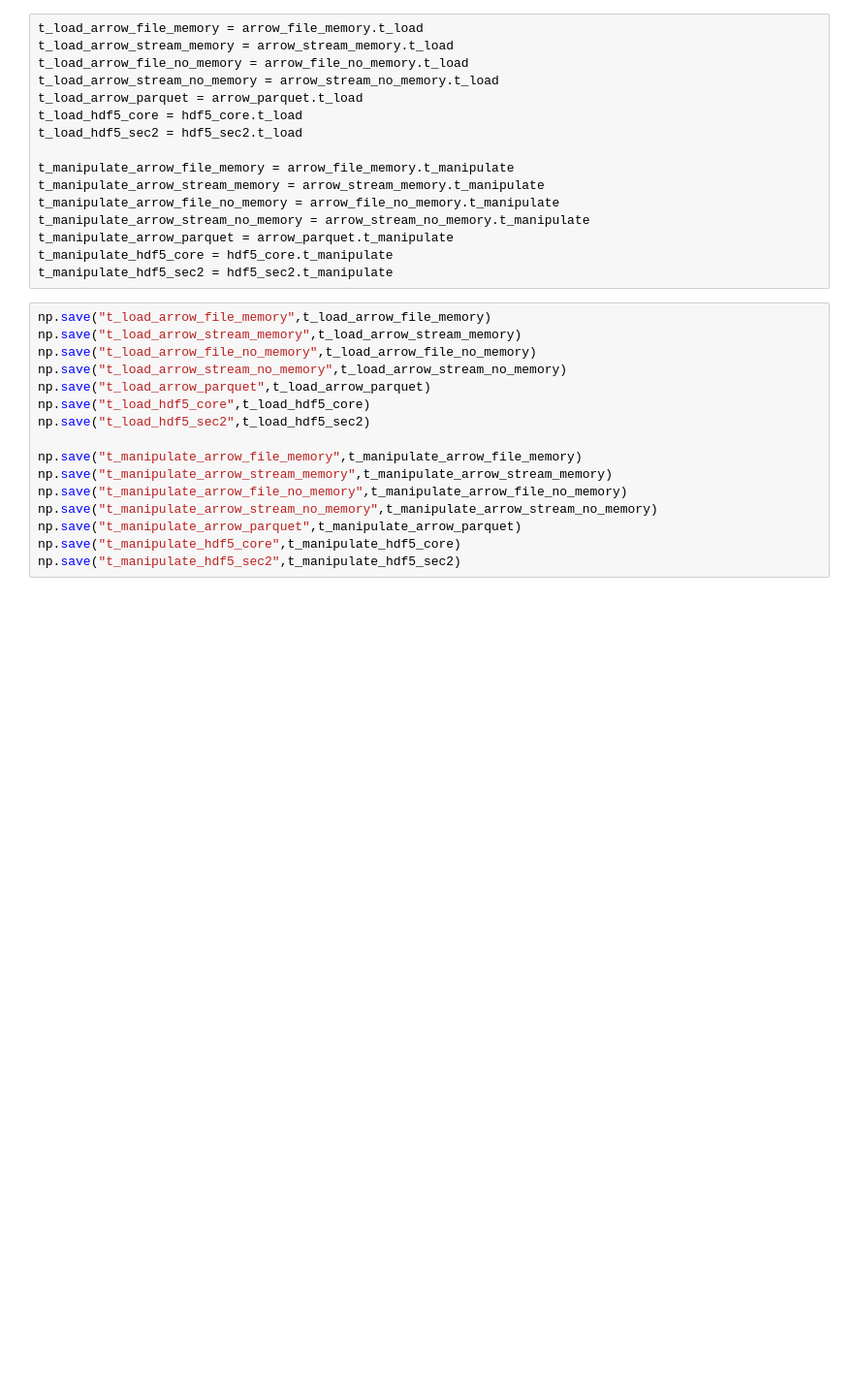
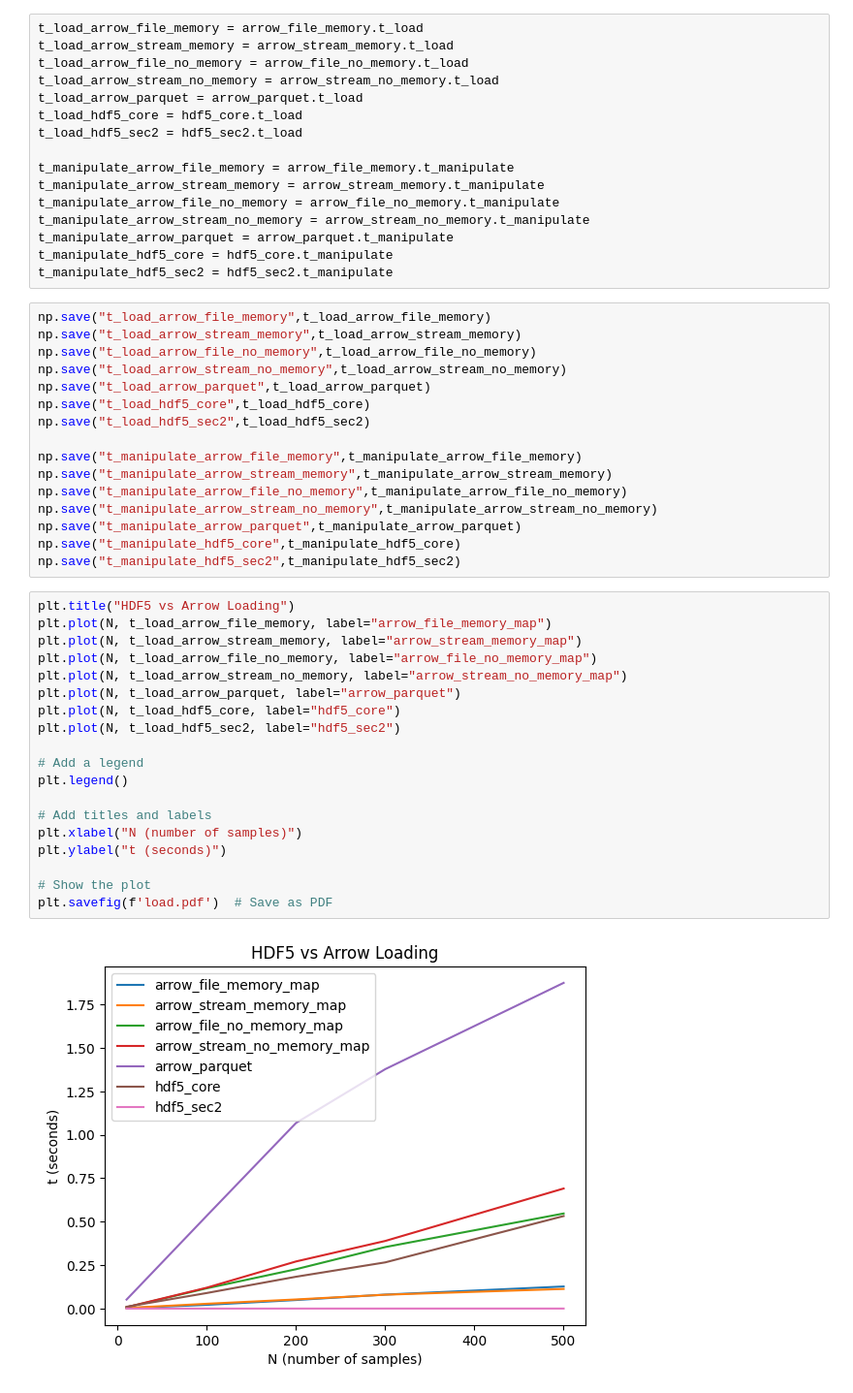
Before and after one commit to cristianoCarta/benchmarks, a Jupyter notebook: test.ipynb, the cells around one changed output. Shown at 97% size. Saved outputs shown, nothing was run; the diff lists cells and outputs as text; blank space fills up the shorter version.

```diff
--- a/test.ipynb
+++ b/test.ipynb
@@ -73,3 +73,24 @@ np.save("t_manipulate_arrow_stream_no_memory",t_manipulate_arrow_stream_no_memor
 np.save("t_manipulate_arrow_parquet",t_manipulate_arrow_parquet)
 np.save("t_manipulate_hdf5_core",t_manipulate_hdf5_core)
 np.save("t_manipulate_hdf5_sec2",t_manipulate_hdf5_sec2)
+# %%
+plt.title("HDF5 vs Arrow Loading")
+plt.plot(N, t_load_arrow_file_memory, label="arrow_file_memory_map")
+plt.plot(N, t_load_arrow_stream_memory, label="arrow_stream_memory_map")
+plt.plot(N, t_load_arrow_file_no_memory, label="arrow_file_no_memory_map")
+plt.plot(N, t_load_arrow_stream_no_memory, label="arrow_stream_no_memory_map")
+plt.plot(N, t_load_arrow_parquet, label="arrow_parquet")
+plt.plot(N, t_load_hdf5_core, label="hdf5_core")
+plt.plot(N, t_load_hdf5_sec2, label="hdf5_sec2")
+
+# Add a legend
+plt.legend()
+
+# Add titles and labels
+plt.xlabel("N (number of samples)")
+plt.ylabel("t (seconds)")
+
+# Show the plot
+plt.savefig(f'load.pdf')  # Save as PDF
+# %% [output]
+[figure, added]
```
Also changed, not shown: parts of 1 cell of this notebook.
